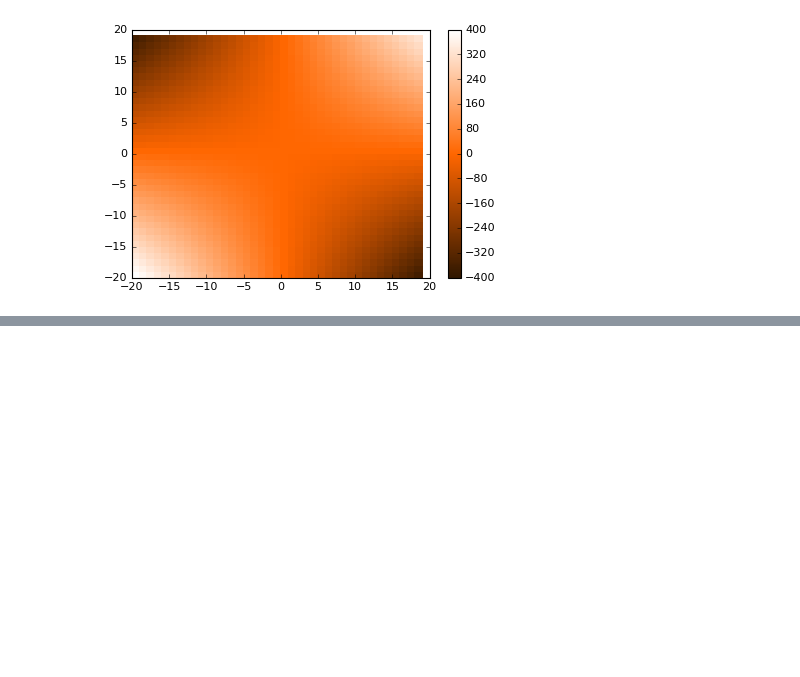
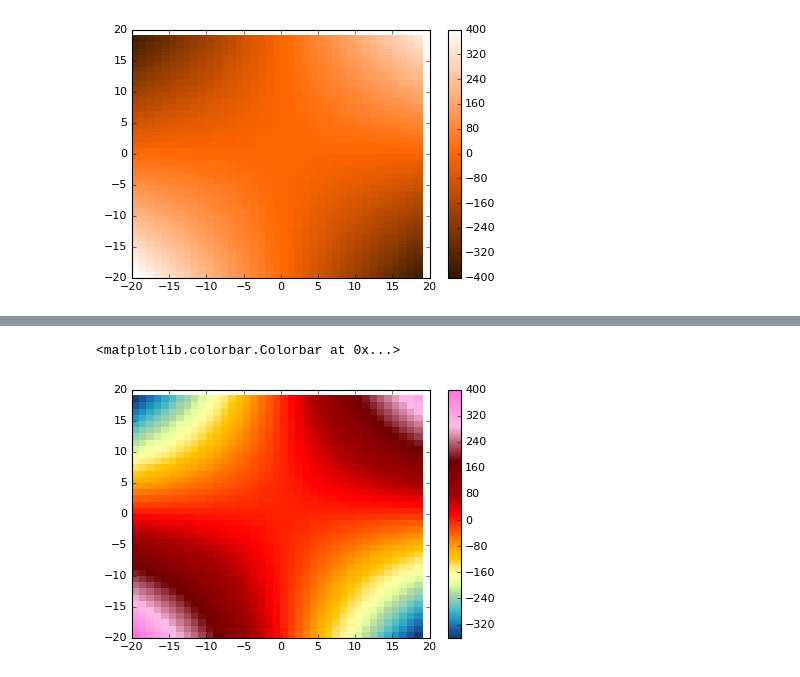
Before and after one commit to blaylockbk/pyBKB_v2, a Jupyter notebook: demos/how_to_make_custom_colormaps.ipynb, the cells around one changed output, grey strips where cells are left out. Drawn from its saved outputs; the diff is of its cells as text; code cells hidden in the pictures; blank space fills up the shorter version.

```diff
--- a/demos/how_to_make_custom_colormaps.ipynb
+++ b/demos/how_to_make_custom_colormaps.ipynb
@@ -99,0 +192,32 @@ plt.colorbar()
+# %%
+a = [0,5,10,15,20,25,30,35,40,45,50,60,70,80,100,120,140]
+norm = [(float(i)-min(a))/(max(a)-min(a)) for i in a]
+C = [(16,63,120),
+        (34,94,168),
+        (29,145,192),
+        (65,182,196),
+        (127,205,187),
+        (180,215,158),
+        (223,255,158),
+        (255,255,166),
+        (255,232,115),
+        (255,196,0),
+        (255,170,0),
+        (255,89,0),
+        (255,0,0),
+        (168,0,0),
+        (110,0,0),
+        (255,190,232),
+        (255,115,223)]
+COLORS = []
+for i, n in enumerate(norm):
+    COLORS.append((n, np.array(C[i])/255.))
+
+cmap = colors.LinearSegmentedColormap.from_list("Precip", COLORS)
+
+plt.register_cmap(cmap=cmap)
+plt.pcolormesh(x, y, z, cmap='Precip')
+plt.colorbar()
+# %% [output]
+<matplotlib.colorbar.Colorbar at 0x...>
+[figure, added]
```
Also changed, not shown: parts of 3 cells of this notebook, 3 other files.
